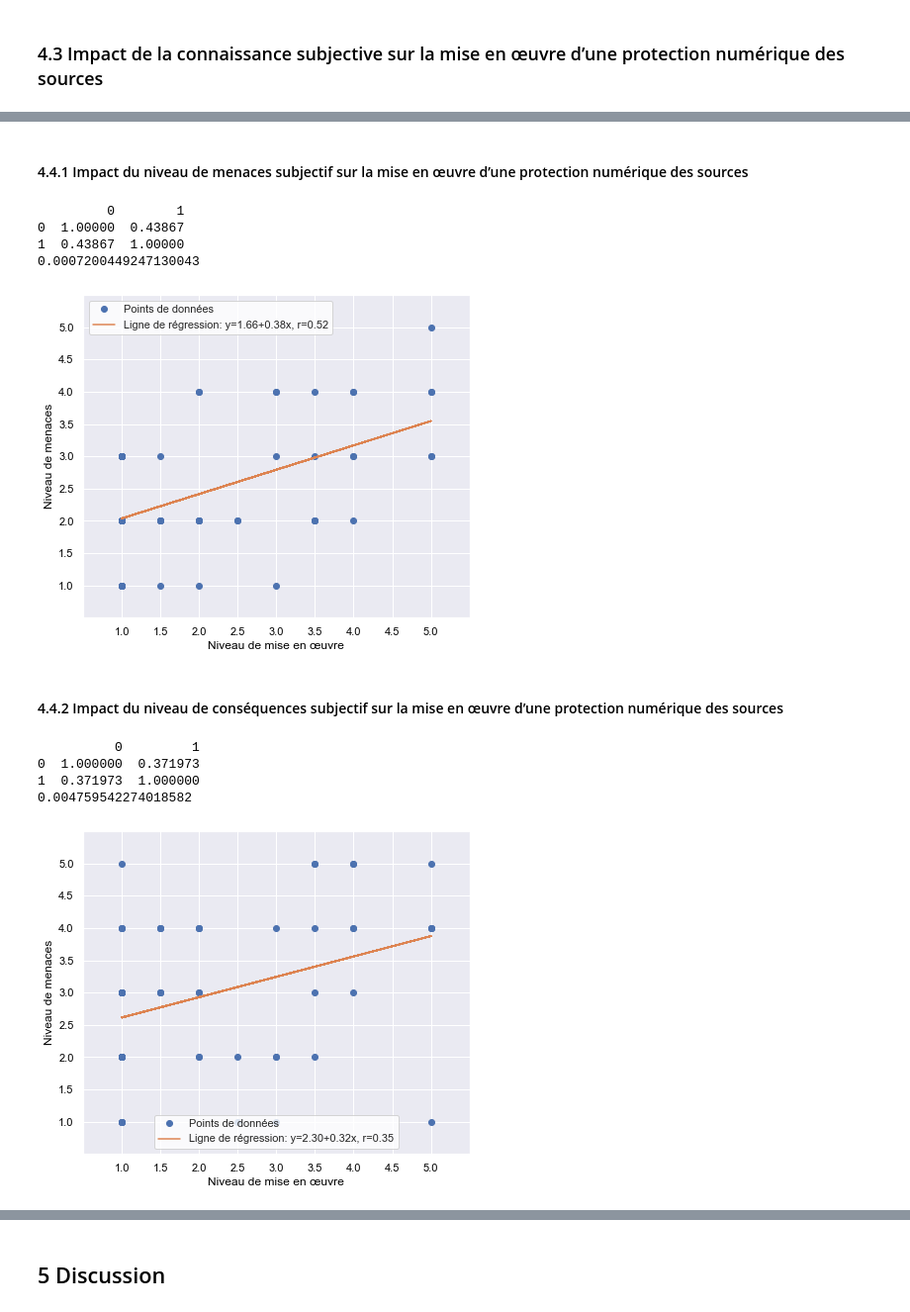
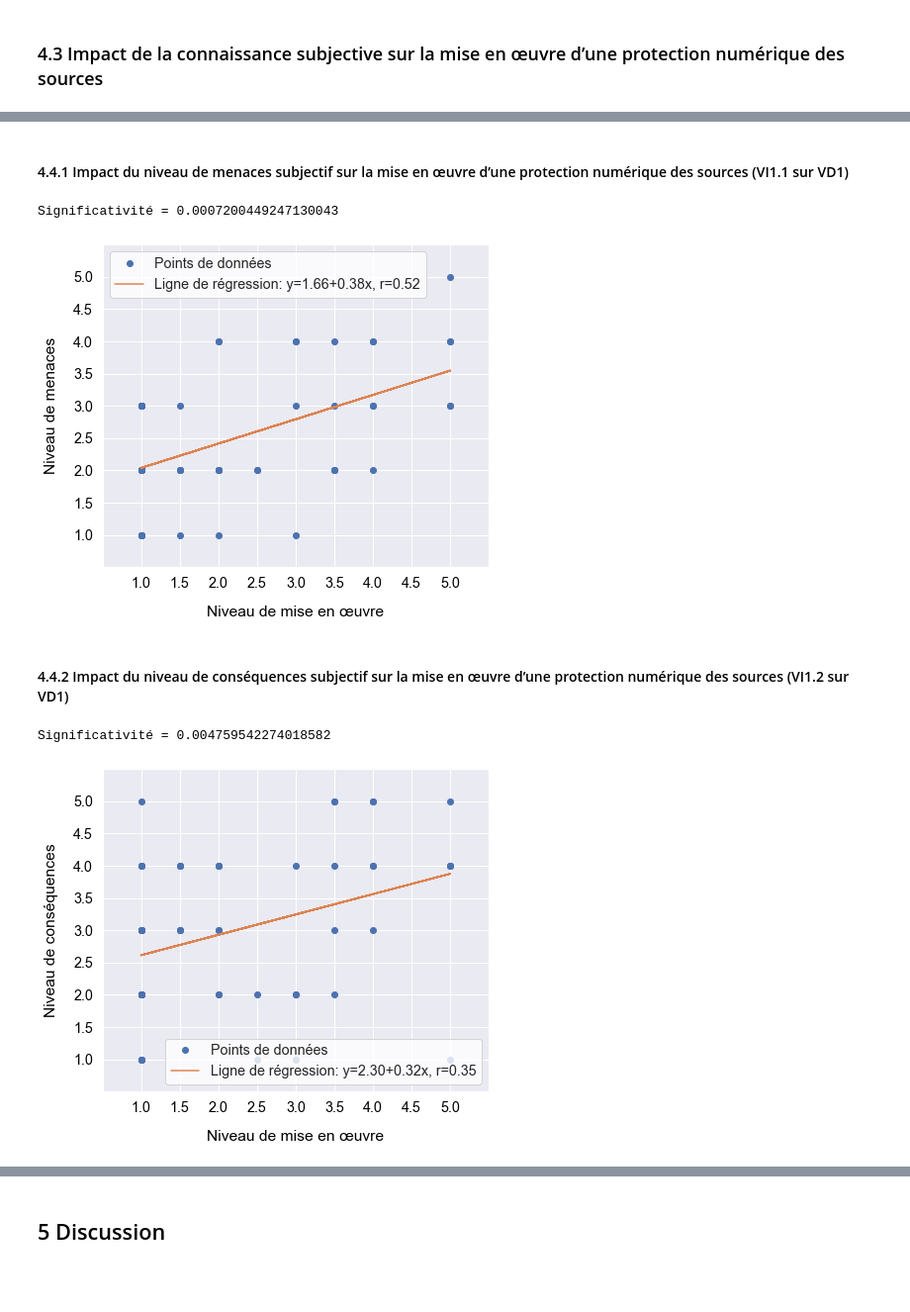
Before and after one commit to R00t3n3d/SourcesGuard, a Jupyter notebook: calculsTM.ipynb, the cells around one changed output, grey strips where cells are left out. Shown at 99% size. Drawn from its saved outputs; the diff is of its cells as text; code cells hidden in the pictures; blank space fills up the shorter version.

```diff
--- a/calculsTM.ipynb
+++ b/calculsTM.ipynb
@@ -6,16 +6,19 @@
 import pandas as pd
 from sklearn.ensemble import RandomForestRegressor
 from sklearn.linear_model import LinearRegression
+import matplotlib as mpl
 from matplotlib import pyplot as plt
 import numpy as np
 import seaborn as sns
 import scipy.stats
 import statsmodels.api as sm
 import statsmodels.formula.api as smf
-sns.set(color_codes=True)
+sns.set(color_codes=True, font_scale=1.3)
+plt.rcParams["figure.figsize"] = [12,12]
 # %% [markdown]
 ## 2. Initialisation des fonctions
 # %%
+# Régression linéaire multiple
 def reg_m(y, x):
     ones = np.ones(len(x[0]))
     X = sm.add_constant(np.column_stack((x[0], ones)))
@@ -24,7 +27,8 @@ def reg_m(y, x):
     results = sm.OLS(y, X).fit()
     return results
 
-def calculate_pvalues(df):
+# p-values de la corrélation de Pearson
+def pvalues_pearson(df):
     df = df._get_numeric_data()
     dfcols = pd.DataFrame(columns=df.columns)
     pvalues = dfcols.transpose().join(dfcols, how='outer')
@@ -37,7 +41,8 @@ def calculate_pvalues(df):
             pvalues[r][c] = scipy.stats.pearsonr(df_corr[r], df_corr[c])[1]
     return pvalues
 
-def calculate_pvaluesSpear(df):
+# p-values de la corrélation de Spearman
+def pvalues_spearman(df):
     df = df._get_numeric_data()
     dfcols = pd.DataFrame(columns=df.columns)
     pvalues = dfcols.transpose().join(dfcols, how='outer')
@@ -245,23 +240,19 @@ dtype: float64
 # %% [markdown]
-#### 4.4.1 Impact du niveau de menaces subjectif sur la mise en œuvre d’une protection numérique des sources
+#### 4.4.1 Impact du niveau de menaces subjectif sur la mise en œuvre d’une protection numérique des sources (VI1.1 sur VD1)
 # %%
-x = dv1Median
-y = iv1_1Median
+x = VD1Median
+y = VI1_1Median
+VD1VI1_1 = pd.concat([VD1Median, VI1_1Median], axis=1)
 
-Dv1Iv1_1 = pd.concat([dv1Median, iv1_1Median], axis=1)
-pval = calculate_pvaluesSpear(Dv1Iv1_1)
+# Calcul de la significativité
+pval = pvalues_spearman(VD1VI1_1)
 
-# Calcul du Coefficient de corrélation de Spearman
-rho = Dv1Iv1_1.corr(method='spearman')
-
-print(rho)
-
-# slope, intersept, and correlation coefficient calculation
+# Régression linéaire
 slope, intercept, r, p, stderr = scipy.stats.linregress(x, y)
 line = f'Ligne de régression: y={intercept:.2f}+{slope:.2f}x, r={r:.2f}'
 
 # Affiche la significativité
-print(pval[0][1])
+print("Significativité =", pval[0][1])
 
 # Affichage du graphe
 fig, ax = plt.subplots(figsize = (7,6))
@@ -269,63 +260,51 @@ ax.plot(x, y, linewidth=0, marker='o', label='Points de données')
 ax.plot(x, intercept + slope * x, label=line)
 ax.set_xlabel('Niveau de mise en œuvre', color="black")
 ax.set_ylabel('Niveau de menaces', color="black")
+ax.xaxis.labelpad = 15
+ax.yaxis.labelpad = 15
 ax.set_ylim(ymin=0.5, ymax=5.5)
 ax.set_xlim(xmin=0.5, xmax=5.5)
 ax.set_yticks([1,1.5,2,2.5,3,3.5,4,4.5,5])
 ax.set_xticks([1,1.5,2,2.5,3,3.5,4,4.5,5])
 ax.legend(facecolor='white')
 ax.tick_params(labelcolor='black')
-
-# Sauvegarde du graphe
-plt.savefig("CorrelationDv1-Iv1_1.pdf")
 plt.show()
 # %% [output]
-         0        1
-0  1.00000  0.43867
-1  0.43867  1.00000
-0.0007200449247130043
+Significativité = 0.0007200449247130043
-[figure, old version]
+[figure, new version]
 # %% [markdown]
-#### 4.4.2 Impact du niveau de conséquences subjectif sur la mise en œuvre d’une protection numérique des sources
+#### 4.4.2 Impact du niveau de conséquences subjectif sur la mise en œuvre d’une protection numérique des sources (VI1.2 sur VD1)
 # %%
-x = dv1Median
-y = iv1_2Median
+x = VD1Median
+y = VI1_2Median
+VD1VI1_2 = pd.concat([VD1Median, VI1_2Median], axis=1)
 
-Dv1Iv1_2 = pd.concat([dv1Median, iv1_2Median], axis=1)
-pval = calculate_pvaluesSpear(Dv1Iv1_2)
+# Calcul de la significativité
+pval = pvalues_spearman(VD1VI1_2)
 
-# Calcul du Coefficient de corrélation de Spearman
-rho = Dv1Iv1_2.corr(method='spearman')
-
-print(rho)
-
-# slope, intersept, and correlation coefficient calculation
+# Régression linéaire
 slope, intercept, r, p, stderr = scipy.stats.linregress(x, y)
 line = f'Ligne de régression: y={intercept:.2f}+{slope:.2f}x, r={r:.2f}'
 
 # Affiche la significativité
-print(pval[0][1])
+print("Significativité =", pval[0][1])
 
 # Affichage du graphe
 fig, ax = plt.subplots(figsize = (7,6))
 ax.plot(x, y, linewidth=0, marker='o', label='Points de données')
 ax.plot(x, intercept + slope * x, label=line)
 ax.set_xlabel('Niveau de mise en œuvre', color="black")
-ax.set_ylabel('Niveau de menaces', color="black")
+ax.set_ylabel('Niveau de conséquences', color="black")
+ax.xaxis.labelpad = 15
+ax.yaxis.labelpad = 15
 ax.set_ylim(ymin=0.5, ymax=5.5)
 ax.set_xlim(xmin=0.5, xmax=5.5)
 ax.set_yticks([1,1.5,2,2.5,3,3.5,4,4.5,5])
 ax.set_xticks([1,1.5,2,2.5,3,3.5,4,4.5,5])
 ax.legend(facecolor='white')
 ax.tick_params(labelcolor='black')
-
-# Sauvegarde du graphe
-plt.savefig("CorrelationDv1-Iv1_2.pdf")
 plt.show()
 # %% [output]
-          0         1
-0  1.000000  0.371973
-1  0.371973  1.000000
-0.004759542274018582
+Significativité = 0.004759542274018582
-[figure, old version]
+[figure, new version]
 # %% [markdown]
```
Also changed, not shown: parts of 27 cells of this notebook.
